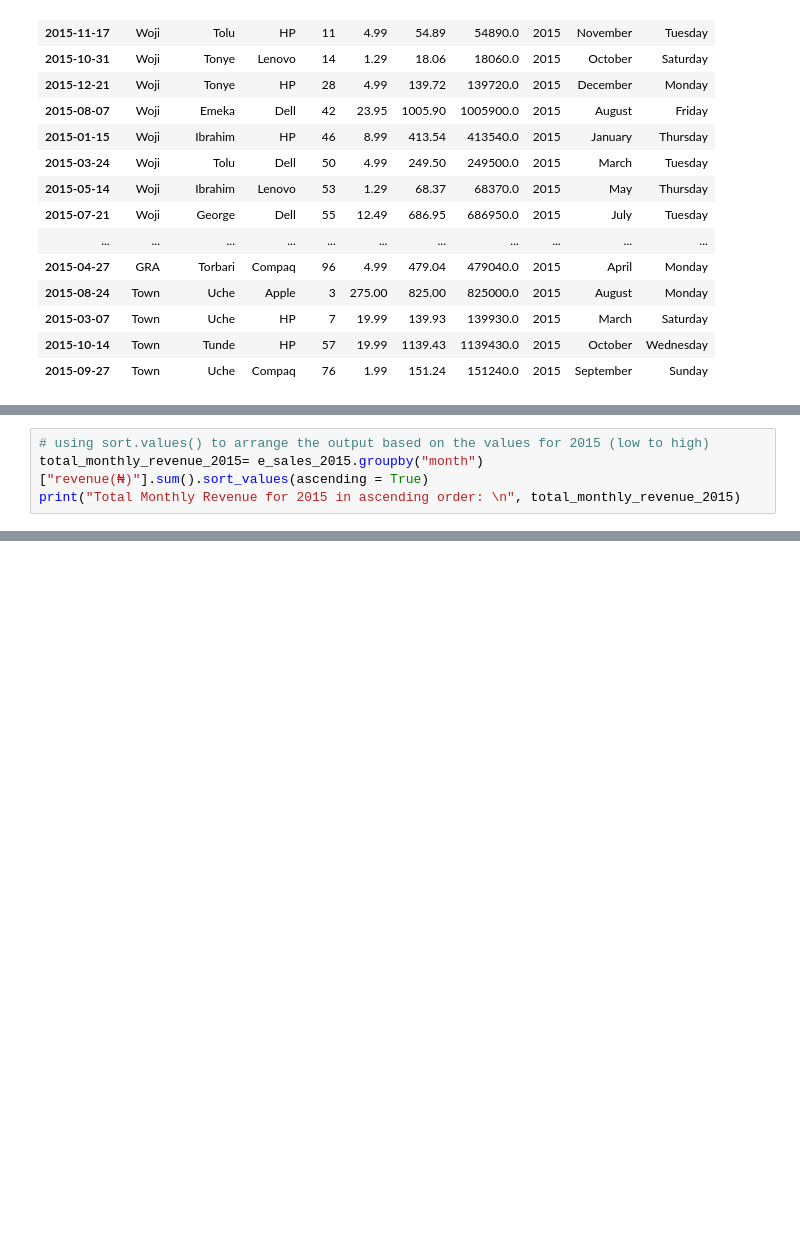
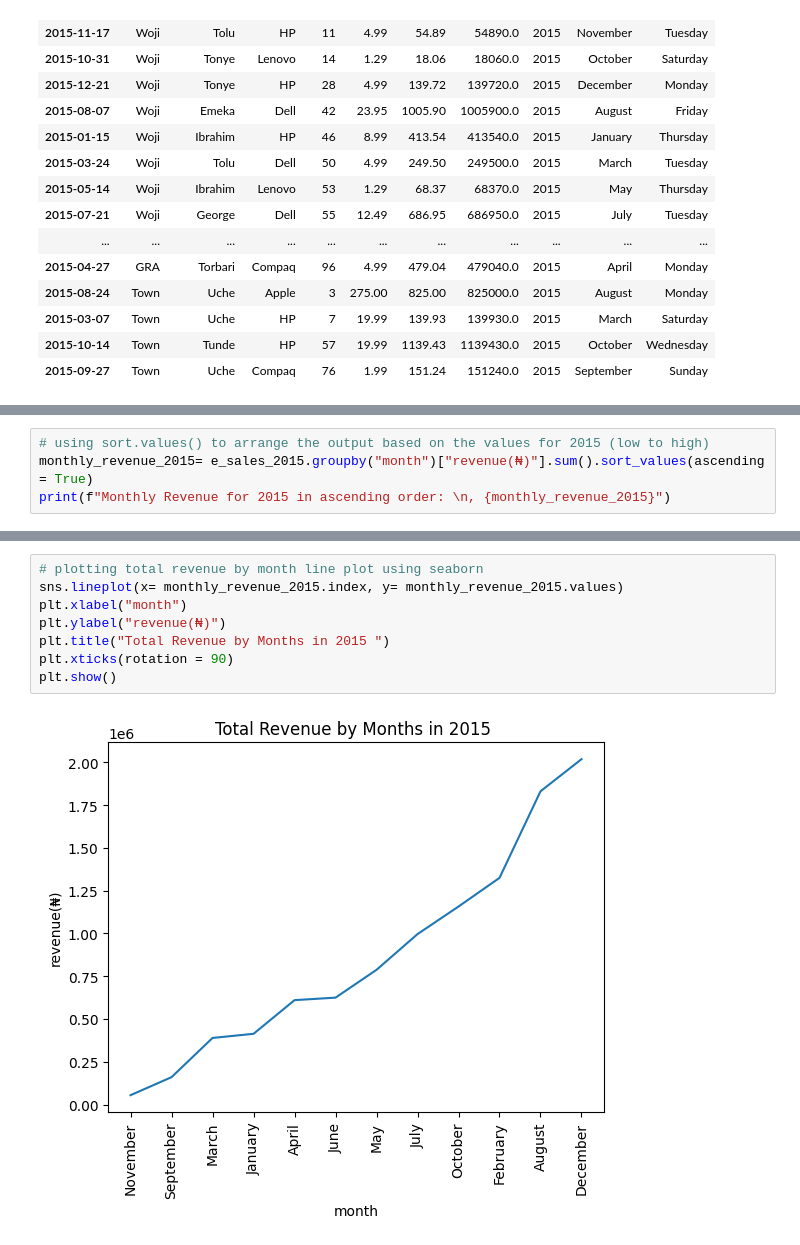
Before and after one commit to DuoDduo/AI-fellowship-module-2, a Jupyter notebook: Tasks/Task14/sales_data.ipynb, the cells around one changed output, grey strips where cells are left out. Cells and saved outputs as stored; diff of their text form; blank space fills up the shorter version.

```diff
--- a/Tasks/Task14/sales_data.ipynb
+++ b/Tasks/Task14/sales_data.ipynb
@@ -253,5 +287,5 @@ Total Monthly Revenue for 2014 in ascending order:
 # %%
 # using sort.values() to arrange the output based on the values for 2015 (low to high)
-total_monthly_revenue_2015= e_sales_2015.groupby("month")["revenue(₦)"].sum().sort_values(ascending = True)
-print("Total Monthly Revenue for 2015 in ascending order: \n", total_monthly_revenue_2015)
+monthly_revenue_2015= e_sales_2015.groupby("month")["revenue(₦)"].sum().sort_values(ascending = True)
+print(f"Monthly Revenue for 2015 in ascending order: \n, {monthly_revenue_2015}")
 # %% [output]
@@ -293,0 +348,10 @@ Name: revenue(₦), dtype: float64
+# %%
+# plotting total revenue by month line plot using seaborn
+sns.lineplot(x= monthly_revenue_2015.index, y= monthly_revenue_2015.values)
+plt.xlabel("month")
+plt.ylabel("revenue(₦)")
+plt.title("Total Revenue by Months in 2015 ")
+plt.xticks(rotation = 90)
+plt.show()
+# %% [output]
+[figure, added]
```
Also changed, not shown: parts of 78 cells of this notebook, 1 other file.
